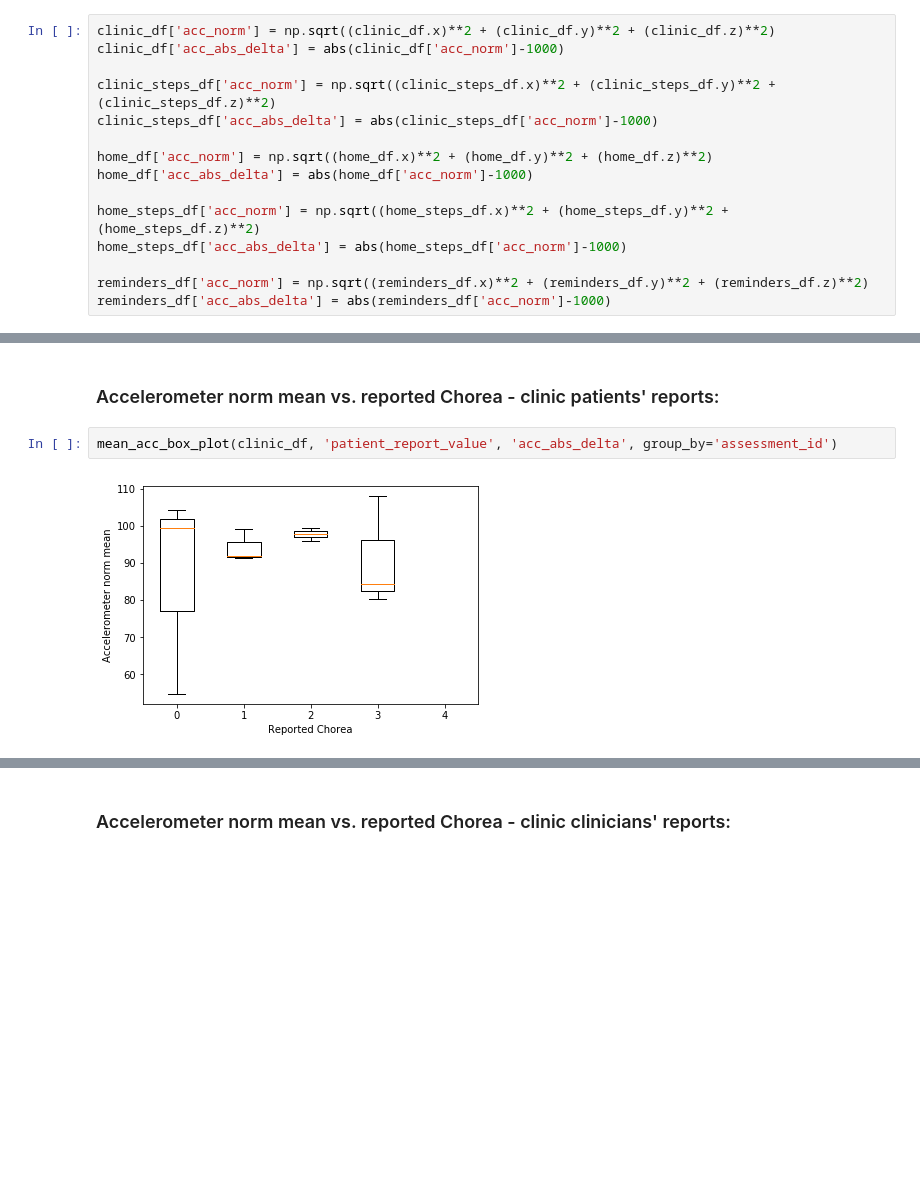
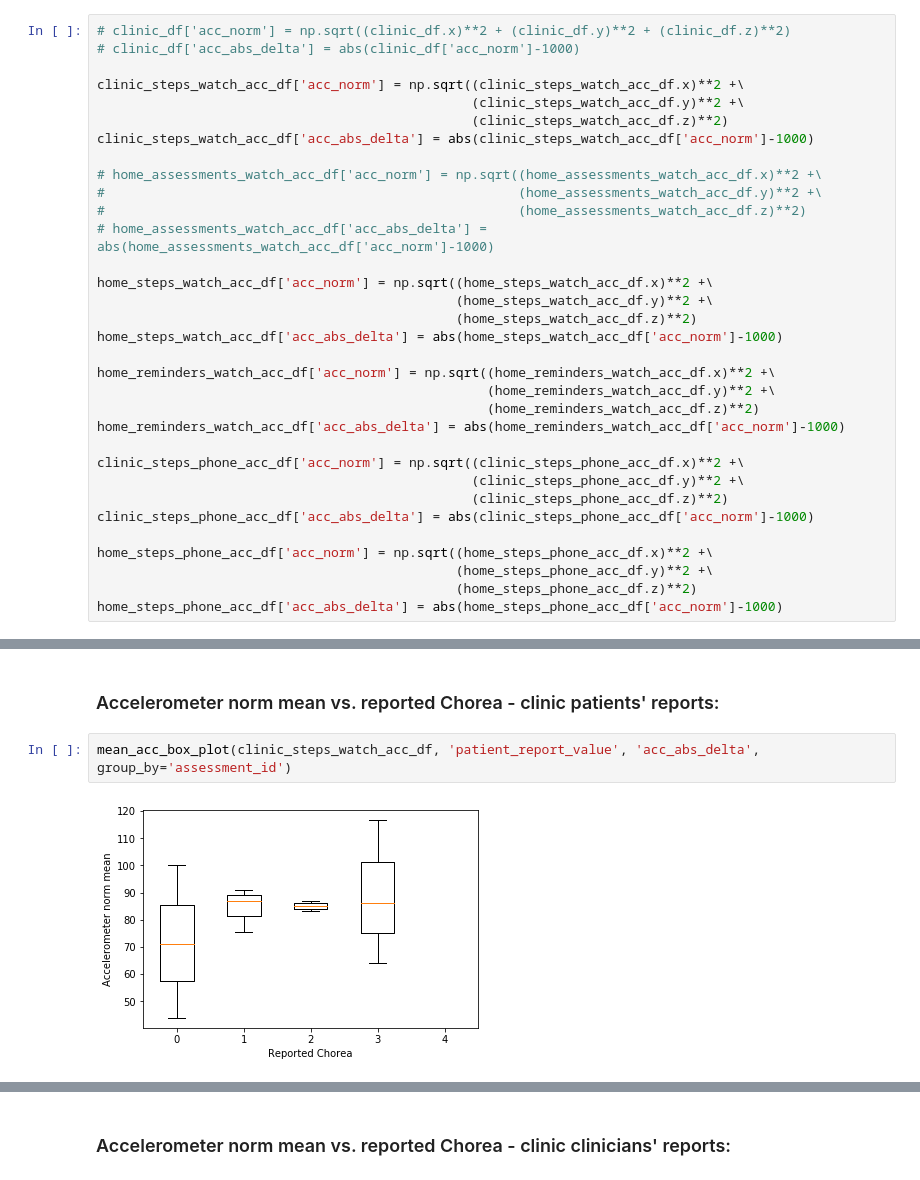
Before and after one commit to ShaniSarusi/DS-rep, a Jupyter notebook: Teva/data_statistical_inspection.ipynb, the cells around one changed output, grey strips where cells are left out. Cells and saved outputs as stored; diff of their text form; blank space fills up the shorter version.

```diff
--- a/Teva/data_statistical_inspection.ipynb
+++ b/Teva/data_statistical_inspection.ipynb
@@ -449,20 +456,38 @@ p-value of: 0.000
 # %% [markdown]
 # Raw accelerometer data analysis:
 # %%
-clinic_df['acc_norm'] = np.sqrt((clinic_df.x)**2 + (clinic_df.y)**2 + (clinic_df.z)**2)
-clinic_df['acc_abs_delta'] = abs(clinic_df['acc_norm']-1000)
+# clinic_df['acc_norm'] = np.sqrt((clinic_df.x)**2 + (clinic_df.y)**2 + (clinic_df.z)**2)
+# clinic_df['acc_abs_delta'] = abs(clinic_df['acc_norm']-1000)
 
-clinic_steps_df['acc_norm'] = np.sqrt((clinic_steps_df.x)**2 + (clinic_steps_df.y)**2 + (clinic_steps_df.z)**2)
-clinic_steps_df['acc_abs_delta'] = abs(clinic_steps_df['acc_norm']-1000)
+clinic_steps_watch_acc_df['acc_norm'] = np.sqrt((clinic_steps_watch_acc_df.x)**2 +\
+                                                (clinic_steps_watch_acc_df.y)**2 +\
+                                                (clinic_steps_watch_acc_df.z)**2)
+clinic_steps_watch_acc_df['acc_abs_delta'] = abs(clinic_steps_watch_acc_df['acc_norm']-1000)
 
-home_df['acc_norm'] = np.sqrt((home_df.x)**2 + (home_df.y)**2 + (home_df.z)**2)
-home_df['acc_abs_delta'] = abs(home_df['acc_norm']-1000)
+# home_assessments_watch_acc_df['acc_norm'] = np.sqrt((home_assessments_watch_acc_df.x)**2 +\
+#                                                     (home_assessments_watch_acc_df.y)**2 +\
+#                                                     (home_assessments_watch_acc_df.z)**2)
+# home_assessments_watch_acc_df['acc_abs_delta'] = abs(home_assessments_watch_acc_df['acc_norm']-1000)
 
-home_steps_df['acc_norm'] = np.sqrt((home_steps_df.x)**2 + (home_steps_df.y)**2 + (home_steps_df.z)**2)
-home_steps_df['acc_abs_delta'] = abs(home_steps_df['acc_norm']-1000)
+home_steps_watch_acc_df['acc_norm'] = np.sqrt((home_steps_watch_acc_df.x)**2 +\
+                                              (home_steps_watch_acc_df.y)**2 +\
+                                              (home_steps_watch_acc_df.z)**2)
+home_steps_watch_acc_df['acc_abs_delta'] = abs(home_steps_watch_acc_df['acc_norm']-1000)
 
-reminders_df['acc_norm'] = np.sqrt((reminders_df.x)**2 + (reminders_df.y)**2 + (reminders_df.z)**2)
-reminders_df['acc_abs_delta'] = abs(reminders_df['acc_norm']-1000)
+home_reminders_watch_acc_df['acc_norm'] = np.sqrt((home_reminders_watch_acc_df.x)**2 +\
+                                                  (home_reminders_watch_acc_df.y)**2 +\
+                                                  (home_reminders_watch_acc_df.z)**2)
+home_reminders_watch_acc_df['acc_abs_delta'] = abs(home_reminders_watch_acc_df['acc_norm']-1000)
+
+clinic_steps_phone_acc_df['acc_norm'] = np.sqrt((clinic_steps_phone_acc_df.x)**2 +\
+                                                (clinic_steps_phone_acc_df.y)**2 +\
+                                                (clinic_steps_phone_acc_df.z)**2)
+clinic_steps_phone_acc_df['acc_abs_delta'] = abs(clinic_steps_phone_acc_df['acc_norm']-1000)
+
+home_steps_phone_acc_df['acc_norm'] = np.sqrt((home_steps_phone_acc_df.x)**2 +\
+                                              (home_steps_phone_acc_df.y)**2 +\
+                                              (home_steps_phone_acc_df.z)**2)
+home_steps_phone_acc_df['acc_abs_delta'] = abs(home_steps_phone_acc_df['acc_norm']-1000)
 # %%
 def mean_acc_box_plot(df, report_column, variable_column, group_by='assessment_id'):
     mean_acc_df = df[[group_by, variable_column, report_column]]\
@@ -478,6 +503,6 @@ def mean_acc_box_plot(df, report_column, variable_column, group_by='assessment_i
 # %% [markdown]
 ### Accelerometer norm mean vs. reported Chorea - clinic patients' reports:
 # %%
-mean_acc_box_plot(clinic_df, 'patient_report_value', 'acc_abs_delta', group_by='assessment_id')
+mean_acc_box_plot(clinic_steps_watch_acc_df, 'patient_report_value', 'acc_abs_delta', group_by='assessment_id')
 # %% [output]
-[figure, old version]
+[figure, new version]
```
Also changed, not shown: parts of 25 cells of this notebook, 2 other files.
